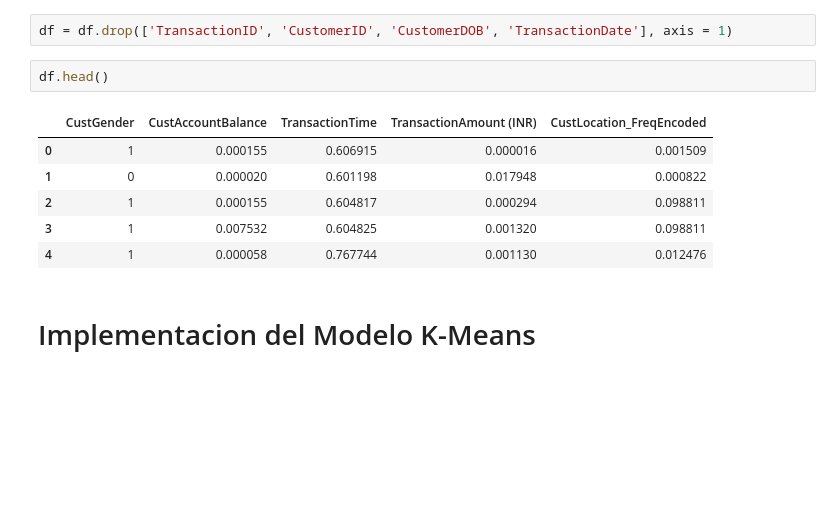
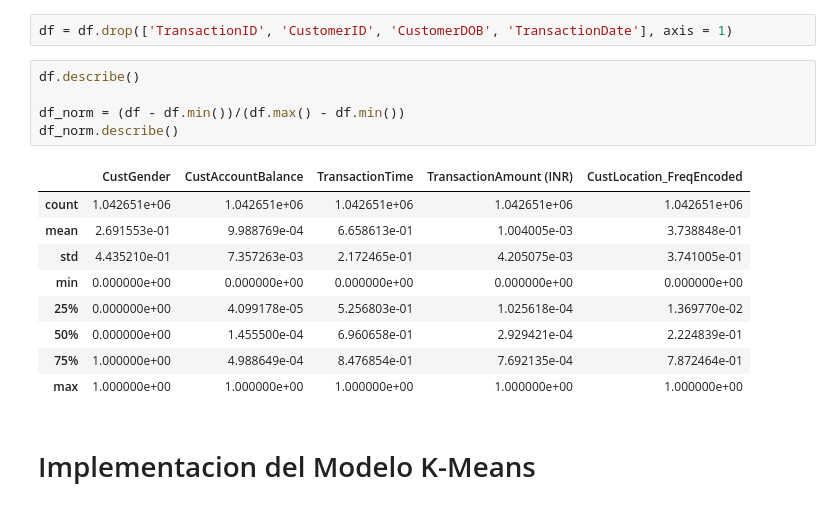
Before and after one commit to mariaRam2003/Laboratorio4_IA, a Jupyter notebook: Task 2.1 - Kmeans.ipynb, the cells around one changed output. Saved outputs shown, nothing was run; the diff lists cells and outputs as text; blank space fills up the shorter version.

```diff
--- a/Task 2.1 - Kmeans.ipynb
+++ b/Task 2.1 - Kmeans.ipynb
@@ -297,14 +284,20 @@ dtype: object
 Quitar las Columnas que no fueron elegidas para tener un dataset mas limpio
 # %%
 df = df.drop(['TransactionID', 'CustomerID', 'CustomerDOB', 'TransactionDate'], axis = 1)
-# %%
-df.head()
-# %% [output]
-|  | CustGender | CustAccountBalance | TransactionTime | TransactionAmount (INR) | CustLocation_FreqEncoded |
-| 0 | 1 | 0.000155 | 0.606915 | 0.000016 | 0.001509 |
-| 1 | 0 | 0.000020 | 0.601198 | 0.017948 | 0.000822 |
-| 2 | 1 | 0.000155 | 0.604817 | 0.000294 | 0.098811 |
-| 3 | 1 | 0.007532 | 0.604825 | 0.001320 | 0.098811 |
-| 4 | 1 | 0.000058 | 0.767744 | 0.001130 | 0.012476 |
+# %%
+df.describe()
+
+df_norm = (df - df.min())/(df.max() - df.min())
+df_norm.describe()
+# %% [output]
+|  | CustGender | CustAccountBalance | TransactionTime | TransactionAmount (INR) | CustLocation_FreqEncoded |
+| count | 1.042651e+06 | 1.042651e+06 | 1.042651e+06 | 1.042651e+06 | 1.042651e+06 |
+| mean | 2.691553e-01 | 9.988769e-04 | 6.658613e-01 | 1.004005e-03 | 3.738848e-01 |
+| std | 4.435210e-01 | 7.357263e-03 | 2.172465e-01 | 4.205075e-03 | 3.741005e-01 |
+| min | 0.000000e+00 | 0.000000e+00 | 0.000000e+00 | 0.000000e+00 | 0.000000e+00 |
+| 25% | 0.000000e+00 | 4.099178e-05 | 5.256803e-01 | 1.025618e-04 | 1.369770e-02 |
+| 50% | 0.000000e+00 | 1.455500e-04 | 6.960658e-01 | 2.929421e-04 | 2.224839e-01 |
+| 75% | 1.000000e+00 | 4.988649e-04 | 8.476854e-01 | 7.692135e-04 | 7.872464e-01 |
+| max | 1.000000e+00 | 1.000000e+00 | 1.000000e+00 | 1.000000e+00 | 1.000000e+00 |
 # %% [markdown]
 # Implementacion del Modelo K-Means
```
Also changed, not shown: parts of 20 cells of this notebook, 1 other file.
